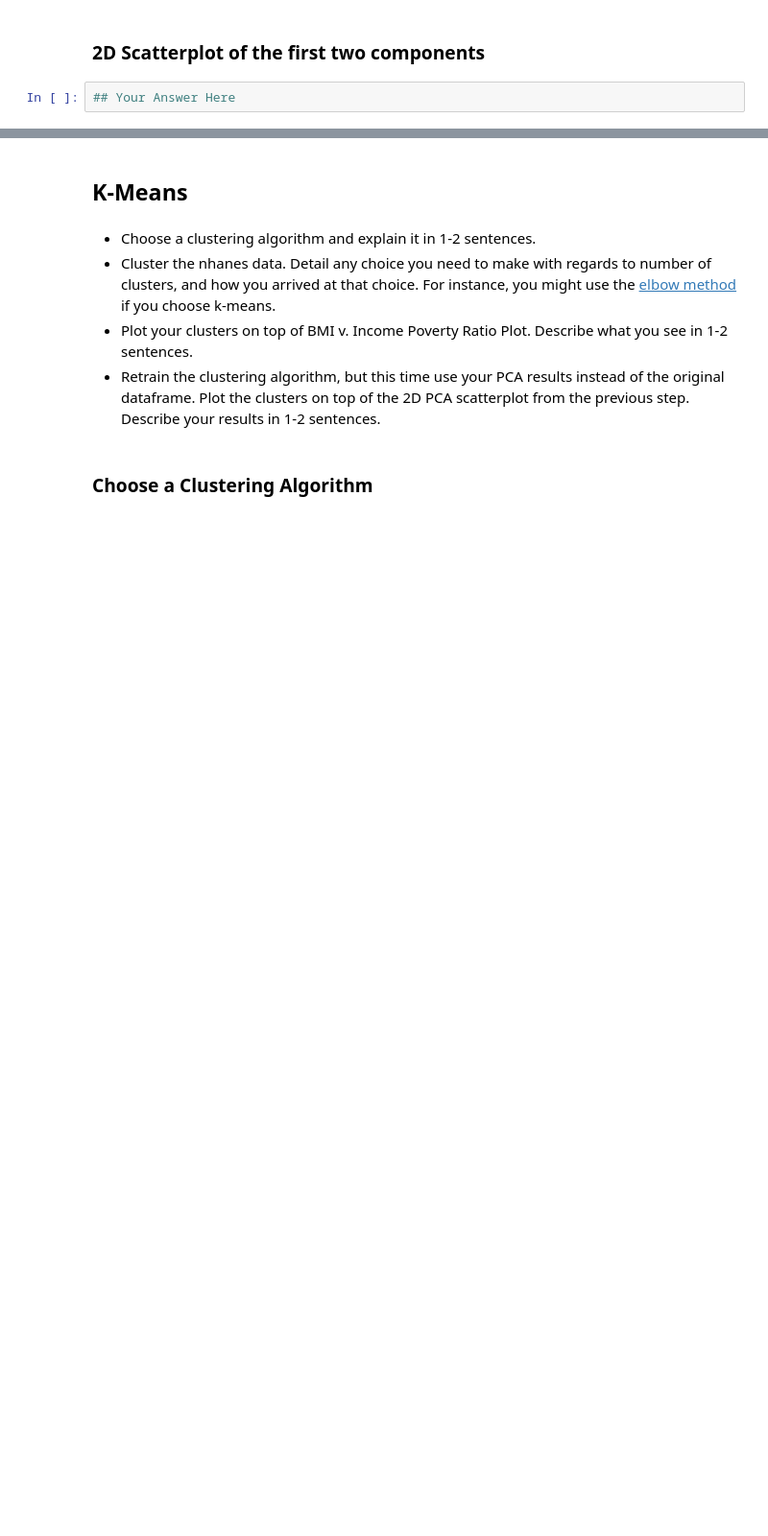
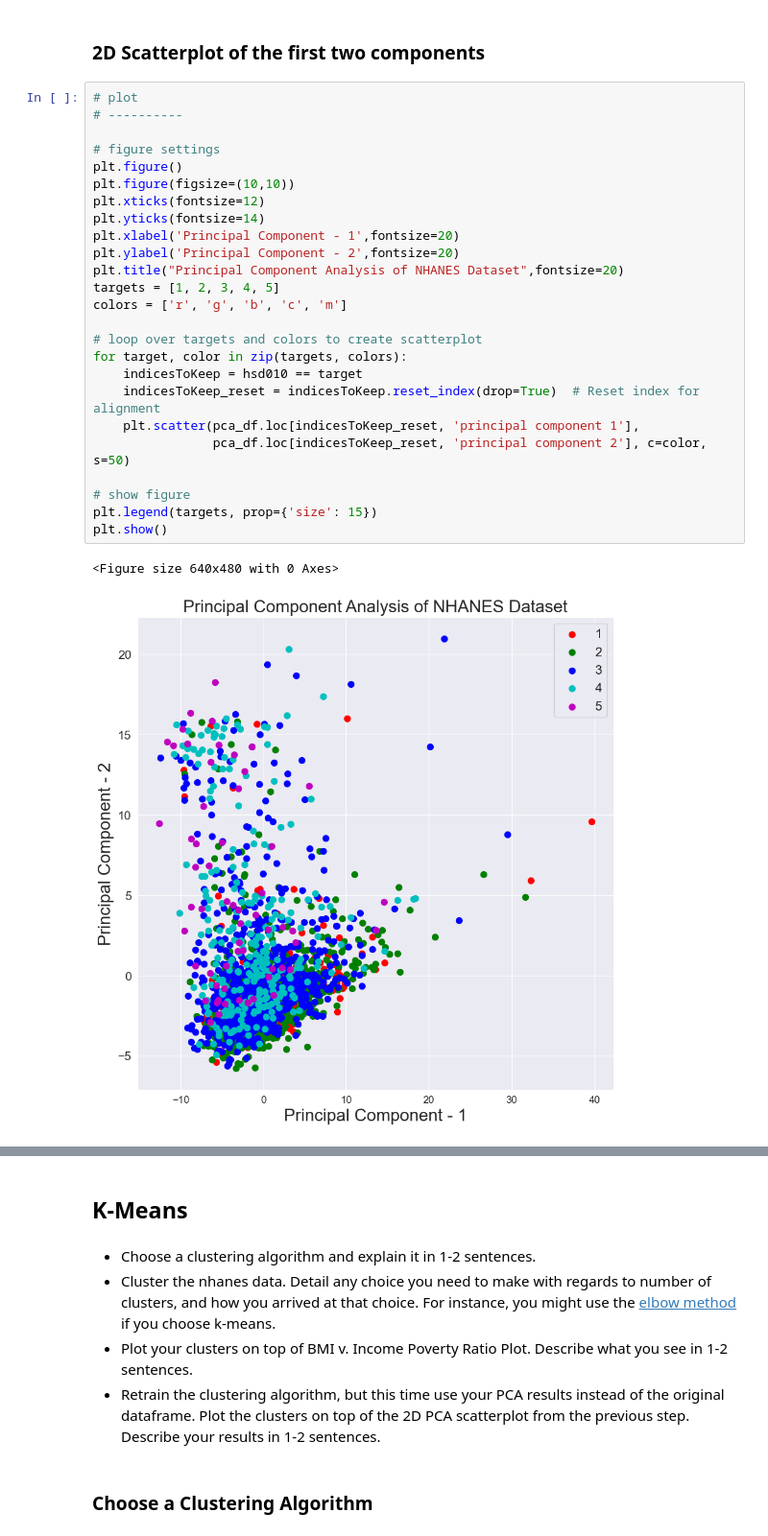
Before and after one commit to jacqueline-rw-brown/Computational-Social-Science-Projects, a Jupyter notebook: Project 4/Project 4.ipynb, the cells around one changed output, grey strips where cells are left out. Shown at 96% size. Drawn from its saved outputs; the diff is of its cells as text; blank space fills up the shorter version.

```diff
--- a/Project 4/Project 4.ipynb
+++ b/Project 4/Project 4.ipynb
@@ -180,4 +189,30 @@ pca_df = pd.DataFrame(data = principalComponents_nhanes,
 # %% [markdown]
 ### 2D Scatterplot of the first two components
-# %%
-## Your Answer Here
+# %%
+# plot
+# ----------
+
+# figure settings
+plt.figure()
+plt.figure(figsize=(10,10))
+plt.xticks(fontsize=12)
+plt.yticks(fontsize=14)
+plt.xlabel('Principal Component - 1',fontsize=20)
+plt.ylabel('Principal Component - 2',fontsize=20)
+plt.title("Principal Component Analysis of NHANES Dataset",fontsize=20)
+targets = [1, 2, 3, 4, 5]
+colors = ['r', 'g', 'b', 'c', 'm']
+
+# loop over targets and colors to create scatterplot
+for target, color in zip(targets, colors):
+    indicesToKeep = hsd010 == target
+    indicesToKeep_reset = indicesToKeep.reset_index(drop=True)  # Reset index for alignment
+    plt.scatter(pca_df.loc[indicesToKeep_reset, 'principal component 1'],
+                pca_df.loc[indicesToKeep_reset, 'principal component 2'], c=color, s=50)
+
+# show figure
+plt.legend(targets, prop={'size': 15})
+plt.show()
+# %% [output]
+<Figure size 640x480 with 0 Axes>
+[figure, added]
```
Also changed, not shown: parts of 24 cells of this notebook.
